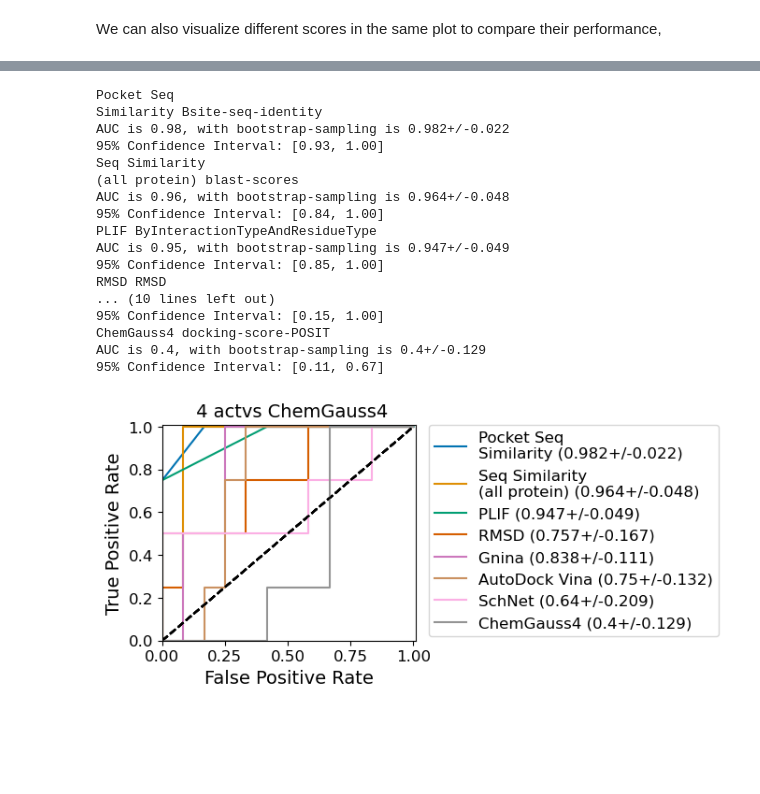
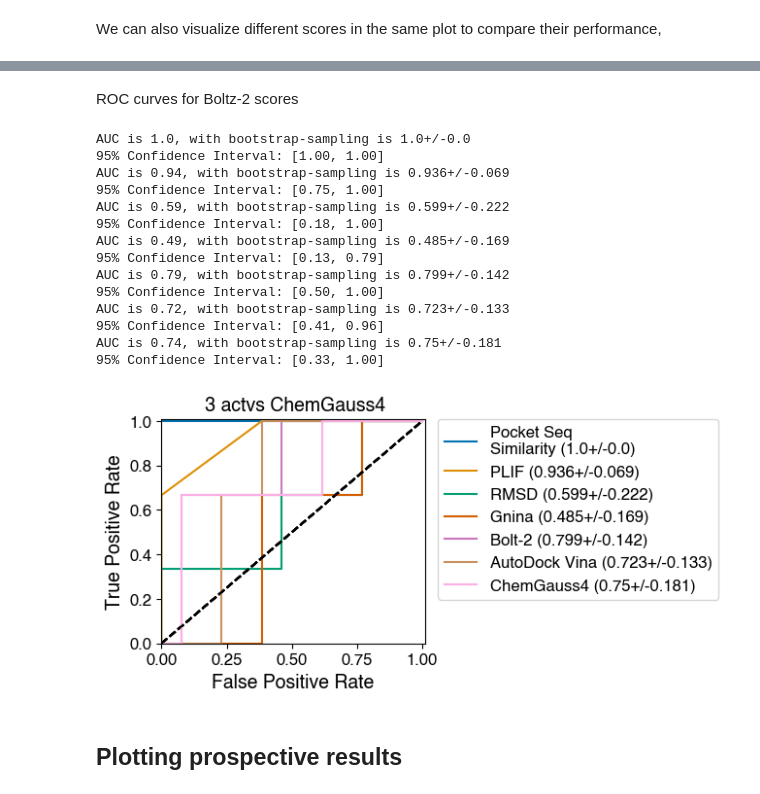
Before and after one commit to choderalab/broad-spectrum-asap-paper, a Jupyter notebook: score_ensitrelvir_spectrum.ipynb, the cells around one changed output, grey strips where cells are left out. Cells and saved outputs as stored; diff of their text form; code cells hidden in the pictures; blank space fills up the shorter version.

```diff
--- a/score_ensitrelvir_spectrum.ipynb
+++ b/score_ensitrelvir_spectrum.ipynb
@@ -258,12 +291,13 @@ fig = plot_bar_scores_in_df(df_all, target_labels=df_all['blast-descriptor'],
 It is important to observe the correlation between different scores, especially, with respect to the experimental *Signal Inhibition*. We compare the correlation of each score with the experimental signal on a bar plot.
 # %%
 df = df_all.copy()
-df = df[['Bsite-seq-identity', 'blast-scores', 'ByInteractionTypeAndResidueType', 'RMSD', 'CNN_dock_affinity', 'Vina-score-premin', 'computed-SchNet-pIC50', 'docking-score-POSIT', 'signal']]
+df = df[['Bsite-seq-identity', 'blast-scores', 'ByInteractionTypeAndResidueType', 'RMSD', 'CNN_dock_affinity', 'Vina-score-premin', 'docking-score-POSIT', 'signal',]]
 df['docking-score-POSIT'] = df['docking-score-POSIT'].apply(lambda x: -x)
 df['Vina-score-premin'] = df['Vina-score-premin'].apply(lambda x: -x)
 df = df.rename(columns={'blast-scores': 'Seq Similarity\n(all protein)', 'Bsite-seq-identity': 'Pocket Seq\nSimilarity',
                         'ByInteractionTypeAndResidueType': 'PLIF', 'docking-score-POSIT': 'ChemGauss4', 'Vina-score-premin': 'AutoDock Vina',
-                        'CNN_dock_affinity': 'Gnina', 'computed-SchNet-pIC50': 'SchNet', 'signal': 'Recovered Signal'})
+                        'CNN_dock_affinity': 'Gnina',
+                        'signal': 'Recovered Signal'})
 fig = plot_score_correlation(df, 'blast-descriptor', 'signal', 'SARS genetics scores', [-0.05, 1.05], 'Signal Inhibition', 'Normalized scores',
                   figsize=(17.5,4.5), type='heatmap')
 # %% [output]
@@ -383,2 +417,19 @@ AUC is 0.74, with bootstrap-sampling is 0.736+/-0.148
 # %% [markdown]
 We can also visualize different scores in the same plot to compare their performance,
+# %%
+import seaborn as sns
+fig, axs = plt.subplots(1, 1, figsize=(3.5, 3))
+
+labels = ['Pocket Seq\nSimilarity', 'Seq Similarity\n(all protein)', 'PLIF', 'RMSD', 'Gnina', 'AutoDock Vina', 'ChemGauss4', ]
+cols = ['Bsite-seq-identity', 'blast-scores', 'ByInteractionTypeAndResidueType', 'RMSD', 'CNN_dock_affinity', 'Vina-score-premin', 'docking-score-POSIT']
+
+signs = [1]*len(labels)
+signs[-2] *= -1
+signs[-1] *= -1
+colors = list(sns.color_palette("colorblind"))
+title = lambda x: f" {np.count_nonzero(df_all['signal']>x)} actvs"
+for label, col, color, sign in zip(labels, cols, colors, signs):
+    print(label, col)
+    ax1 = get_roc_curve(axs, df_all[col]*sign, df_all['signal'] > 50, pred_type=label, title=title(50), n_bootstraps=300, color=color, box=False, legend=True)
+ax1.legend(bbox_to_anchor=(1.05, 1), loc='upper left', borderaxespad=0.)
+plt.tight_layout()
@@ -395,10 +467,9 @@ colors = list(sns.color_palette("colorblind"))
 title = lambda x: f" {np.count_nonzero(df_all['signal']>x)} actvs"
 for label, col, color, sign in zip(labels, cols, colors, signs):
     print(label, col)
-    ax1 = get_roc_curve(axs, df_all[col]*sign, df_all['signal'] > 50, pred_type=label, title=title(50), n_bootstraps=100, color=color, box=False, legend=True)
+    ax1 = get_roc_curve(axs, df_all[col]*sign, df_all['signal'] > 30, pred_type=label, title=title(30), n_bootstraps=100, color=color, box=False, legend=True)
 ax1.legend(bbox_to_anchor=(1.05, 1), loc='upper left', borderaxespad=0.)
 plt.tight_layout()
-#fig.savefig("/Users/castelm3/Documents/Github/asapdiscovery_orig/local/SARS_genetics/heaton_mult-score-roc.pdf", bbox_inches='tight')
 # %% [output]
 Pocket Seq
 Similarity Bsite-seq-identity
@@ -421,36 +624,36 @@ AUC is 0.44, with bootstrap-sampling is 0.462+/-0.159
+# %% [markdown]
+ROC curves for Boltz-2 scores
 # %%
 import seaborn as sns
 fig, axs = plt.subplots(1, 1, figsize=(3.5, 3))
 
-labels = ['Pocket Seq\nSimilarity', 'Seq Similarity\n(all protein)', 'PLIF', 'RMSD', 'Gnina', 'AutoDock Vina', 'SchNet', 'ChemGauss4']
-cols = ['Bsite-seq-identity', 'blast-scores', 'ByInteractionTypeAndResidueType', 'RMSD', 'CNN_dock_affinity', 'Vina-score-premin', 'computed-SchNet-pIC50', 'docking-score-POSIT']
+labels = ['Pocket Seq\nSimilarity', 'PLIF', 'RMSD', 'Gnina', 'Bolt-2','AutoDock Vina', 'ChemGauss4', ]
+cols = ['Bsite-seq-identity', 'ByInteractionTypeAndResidueType', 'RMSD', 'CNN_dock_affinity', 'boltz2-pIC50', 'Vina-score-premin', 'docking-score-POSIT', ]
+
 signs = [1]*len(labels)
-signs[5] *= -1
+signs[-2] *= -1
 signs[-1] *= -1
 colors = list(sns.color_palette("colorblind"))
-title = lambda x: f" {np.count_nonzero(df_all['signal']>x)} actvs"
+title = lambda x: f" {np.count_nonzero(df_all_b['signal']>x)} actvs"
 for label, col, color, sign in zip(labels, cols, colors, signs):
-    print(label, col)
-    ax1 = get_roc_curve(axs, df_all[col]*sign, df_all['signal'] > 30, pred_type=label, title=title(30), n_bootstraps=100, color=color, box=False, legend=True)
+    ax1 = get_roc_curve(axs, df_all_b[col]*sign, df_all_b['signal'] > 50, pred_type=label, title=title(50), n_bootstraps=500, color=color, box=False, legend=True)
 ax1.legend(bbox_to_anchor=(1.05, 1), loc='upper left', borderaxespad=0.)
 plt.tight_layout()
-#fig.savefig("/Users/castelm3/Documents/Github/asapdiscovery_orig/local/SARS_genetics/heaton_mult-score-roc_SI.pdf", bbox_inches='tight')
 # %% [output]
-Pocket Seq
-Similarity Bsite-seq-identity
-AUC is 0.98, with bootstrap-sampling is 0.982+/-0.022
-95% Confidence Interval: [0.93, 1.00]
-Seq Similarity
-(all protein) blast-scores
-AUC is 0.96, with bootstrap-sampling is 0.964+/-0.048
-95% Confidence Interval: [0.84, 1.00]
-PLIF ByInteractionTypeAndResidueType
-AUC is 0.95, with bootstrap-sampling is 0.947+/-0.049
-95% Confidence Interval: [0.85, 1.00]
-RMSD RMSD
-... (10 lines left out)
-95% Confidence Interval: [0.15, 1.00]
-ChemGauss4 docking-score-POSIT
-AUC is 0.4, with bootstrap-sampling is 0.4+/-0.129
-95% Confidence Interval: [0.11, 0.67]
+AUC is 1.0, with bootstrap-sampling is 1.0+/-0.0
+95% Confidence Interval: [1.00, 1.00]
+AUC is 0.94, with bootstrap-sampling is 0.936+/-0.069
+95% Confidence Interval: [0.75, 1.00]
+AUC is 0.59, with bootstrap-sampling is 0.599+/-0.222
+95% Confidence Interval: [0.18, 1.00]
+AUC is 0.49, with bootstrap-sampling is 0.485+/-0.169
+95% Confidence Interval: [0.13, 0.79]
+AUC is 0.79, with bootstrap-sampling is 0.799+/-0.142
+95% Confidence Interval: [0.50, 1.00]
+AUC is 0.72, with bootstrap-sampling is 0.723+/-0.133
+95% Confidence Interval: [0.41, 0.96]
+AUC is 0.74, with bootstrap-sampling is 0.75+/-0.181
+95% Confidence Interval: [0.33, 1.00]
-[figure, old version]
+[figure, new version]
+# %% [markdown]
+## Plotting prospective results
```
Also changed, not shown: parts of 24 cells of this notebook, 12 other files.
